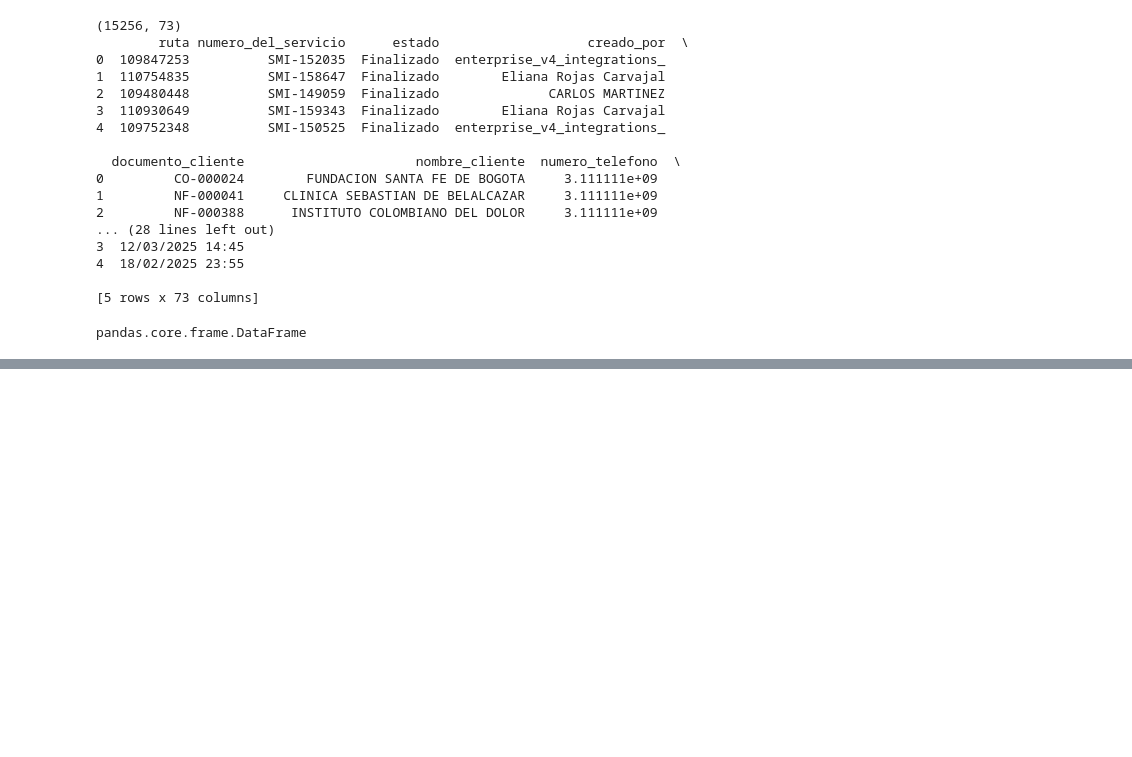
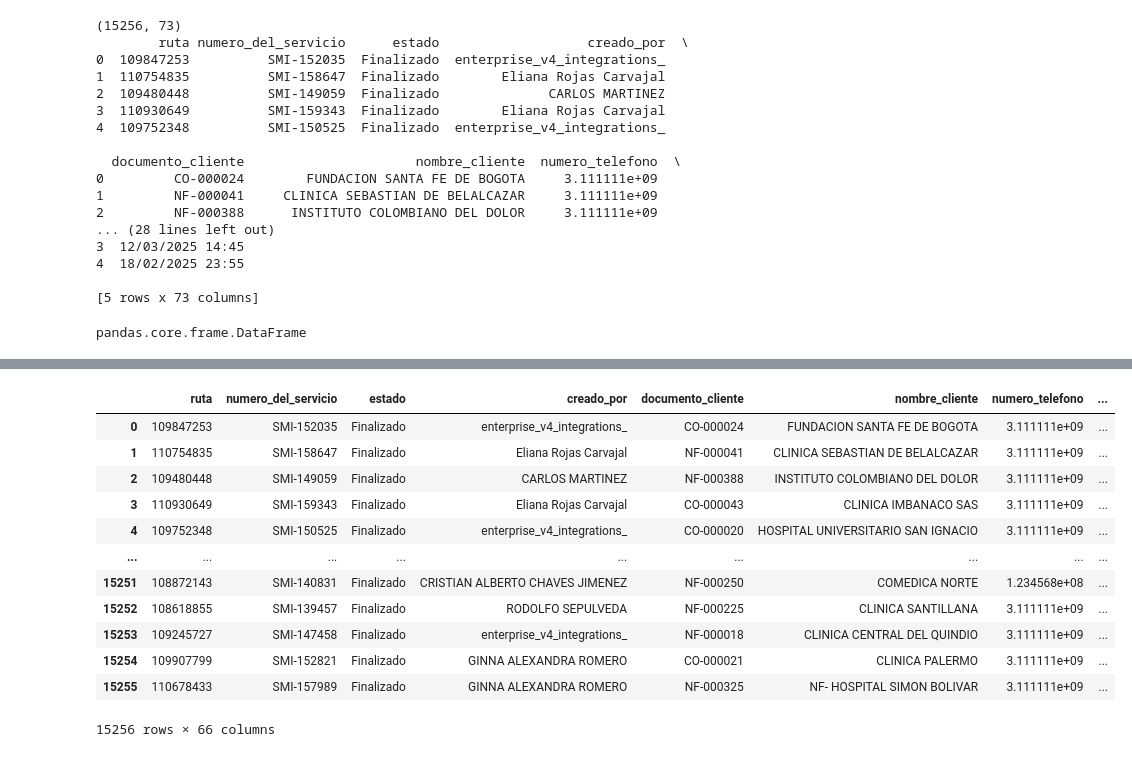
Before and after one commit to r2x4/activity, a Jupyter notebook: quick.ipynb, the cells around one changed output, grey strips where cells are left out. Drawn from its saved outputs; the diff is of its cells as text; code cells hidden in the pictures; blank space fills up the shorter version.

```diff
--- a/quick.ipynb
+++ b/quick.ipynb
@@ -47,0 +76,6 @@ pandas.core.frame.DataFrame
+# %%
+# Limpiar los nombres de las columnas de posibles espacios en blanco
+datos.columns = datos.columns.str.strip()
+
+# Imprimir los nombres de las columnas nuevamente para verificar
+print(datos.columns)
@@ -47,0 +140,19 @@ pandas.core.frame.DataFrame
+# %%
+# Elimina columnas donde todos los valores son nulos
+datos = datos.dropna(axis=1, how='all')
+# %%
+datos
+# %% [output]
+|  | ruta | numero_del_servicio | estado | creado_por | documento_cliente | nombre_cliente | numero_telefono | ... |
+| 0 | 109847253 | SMI-152035 | Finalizado | enterprise_v4_integrations_ | CO-000024 | FUNDACION SANTA FE DE BOGOTA | 3.111111e+09 | ... |
+| 1 | 110754835 | SMI-158647 | Finalizado | Eliana Rojas Carvajal | NF-000041 | CLINICA SEBASTIAN DE BELALCAZAR | 3.111111e+09 | ... |
+| 2 | 109480448 | SMI-149059 | Finalizado | CARLOS MARTINEZ | NF-000388 | INSTITUTO COLOMBIANO DEL DOLOR | 3.111111e+09 | ... |
+| 3 | 110930649 | SMI-159343 | Finalizado | Eliana Rojas Carvajal | CO-000043 | CLINICA IMBANACO SAS | 3.111111e+09 | ... |
+| 4 | 109752348 | SMI-150525 | Finalizado | enterprise_v4_integrations_ | CO-000020 | HOSPITAL UNIVERSITARIO SAN IGNACIO | 3.111111e+09 | ... |
+| ... | ... | ... | ... | ... | ... | ... | ... | ... |
+| 15251 | 108872143 | SMI-140831 | Finalizado | CRISTIAN ALBERTO CHAVES JIMENEZ | NF-000250 | COMEDICA NORTE | 1.234568e+08 | ... |
+| 15252 | 108618855 | SMI-139457 | Finalizado | RODOLFO SEPULVEDA | NF-000225 | CLINICA SANTILLANA | 3.111111e+09 | ... |
+| 15253 | 109245727 | SMI-147458 | Finalizado | enterprise_v4_integrations_ | NF-000018 | CLINICA CENTRAL DEL QUINDIO | 3.111111e+09 | ... |
+| 15254 | 109907799 | SMI-152821 | Finalizado | GINNA ALEXANDRA ROMERO | CO-000021 | CLINICA PALERMO | 3.111111e+09 | ... |
+| 15255 | 110678433 | SMI-157989 | Finalizado | GINNA ALEXANDRA ROMERO | NF-000325 | NF- HOSPITAL SIMON BOLIVAR | 3.111111e+09 | ... |
+15256 rows × 66 columns
```
Also changed, not shown: parts of 10 cells of this notebook.
